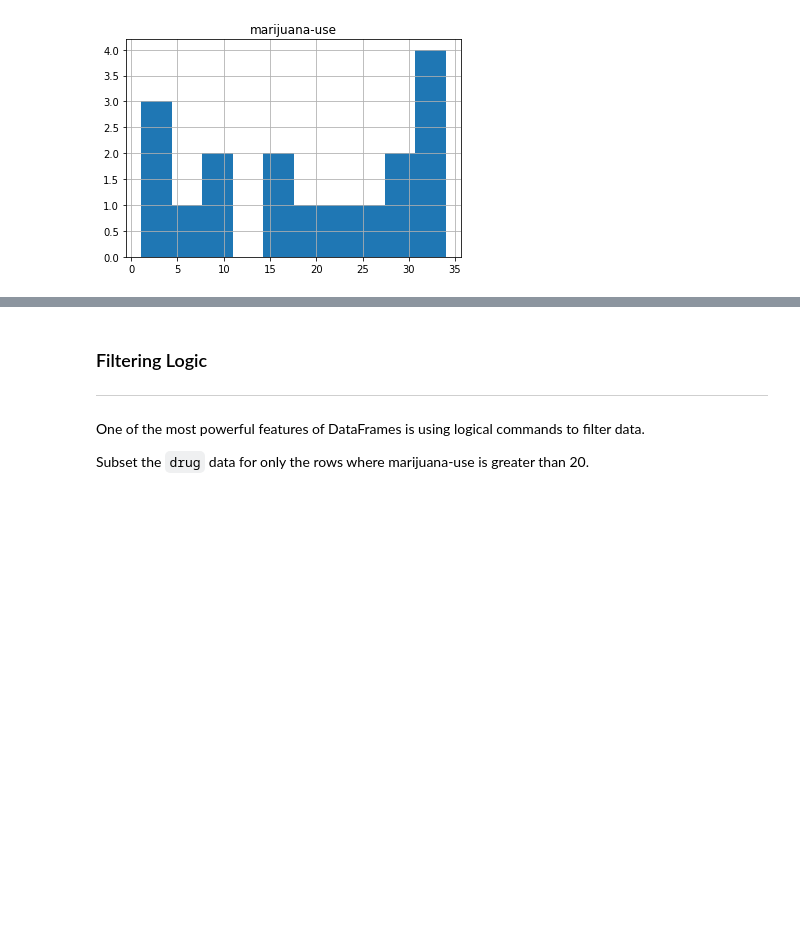
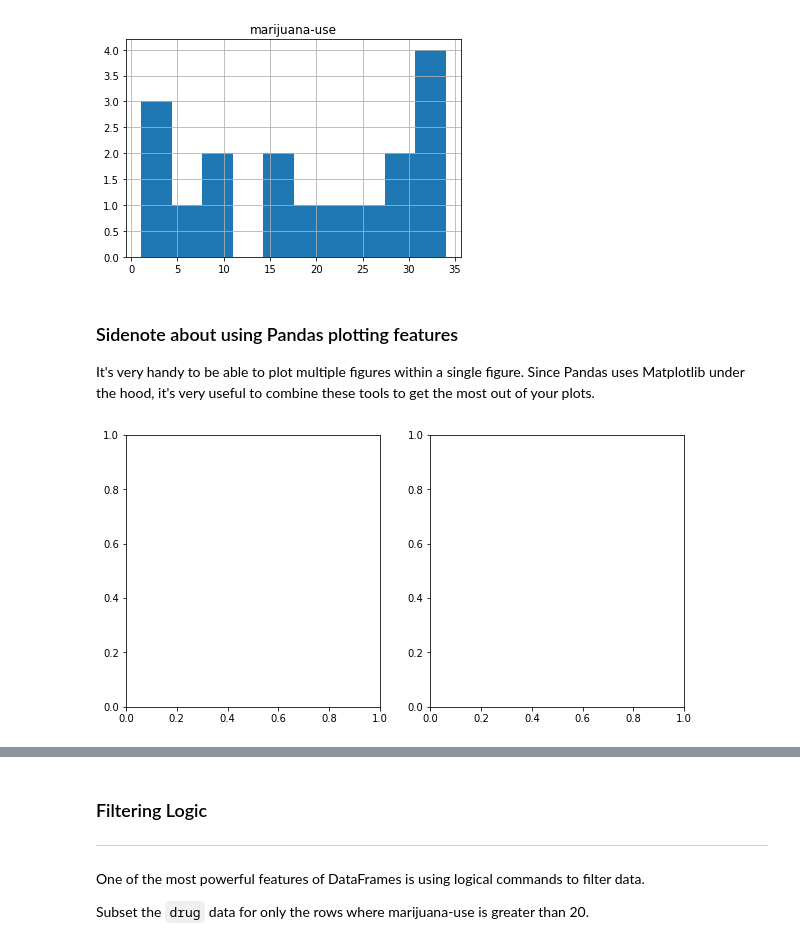
Before and after one commit to rickwp08/associads, a Jupyter notebook: intro-to-pandas.ipynb, the cells around one changed output, grey strips where cells are left out. Drawn from its saved outputs; the diff is of its cells as text; code cells hidden in the pictures; blank space fills up the shorter version.

Commit message:
changes from last night -- few figures

```diff
--- a/intro-to-pandas.ipynb
+++ b/intro-to-pandas.ipynb
@@ -585,3 +577,13 @@ drug.hist('marijuana-use')
 # %% [output]
 array([[<matplotlib.axes._subplots.AxesSubplot object at 0x...>]], dtype=object)
 [figure]
+# %% [markdown]
+### Sidenote about using Pandas plotting features
+
+It's very handy to be able to plot multiple figures within a single figure.  Since Pandas uses Matplotlib under the hood, it's very useful to combine these tools to get the most out of your plots.
+# %%
+import matplotlib.pyplot as plt
+
+figure, ax = plt.subplots(nrows=1, ncols=2, figsize=(10, 5))
+# %% [output]
+[figure, added]
```
Also changed, not shown: parts of 24 cells of this notebook.
